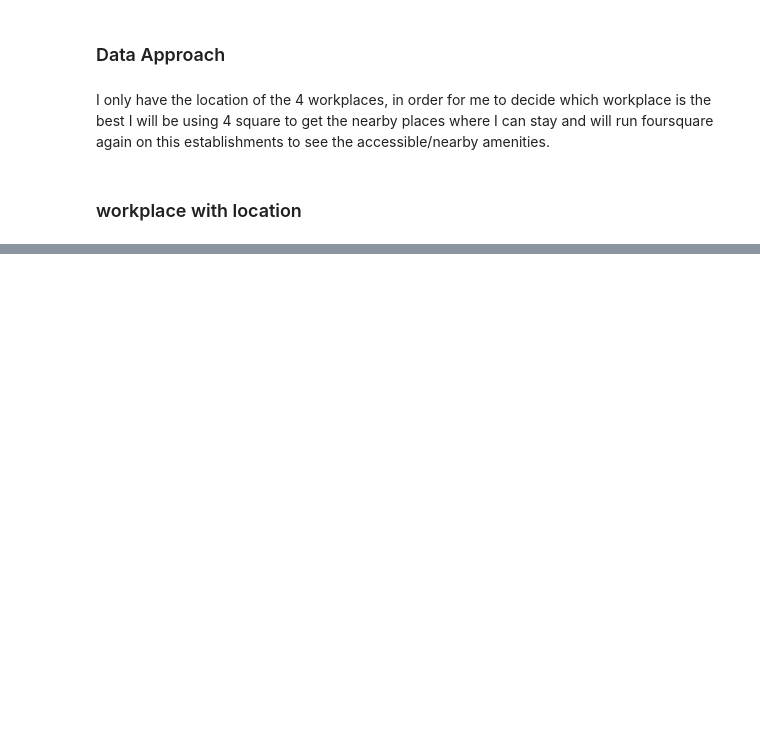
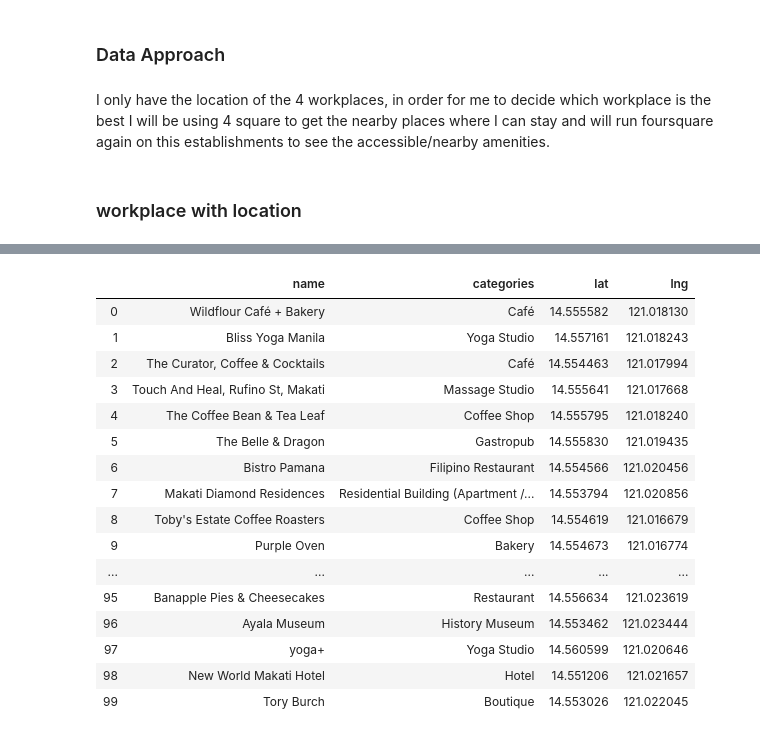
Before and after one commit to harold-batalon/final_output, a Jupyter notebook: Final Output.ipynb, the cells around one changed output, grey strips where cells are left out. Saved outputs shown, nothing was run; the diff lists cells and outputs as text; code cells hidden in the pictures; blank space fills up the shorter version.

```diff
--- a/Final Output.ipynb
+++ b/Final Output.ipynb
@@ -47,0 +258,21 @@ Libraries imported.
+# %%
+nearby_workplace_3 = get_nearby(df.iloc[2,1], df.iloc[2,2], radius = 1000, limit = 200)
+nearby_workplace_3
+# %% [output]
+|  | name | categories | lat | lng |
+| 0 | Wildflour Café + Bakery | Café | 14.555582 | 121.018130 |
+| 1 | Bliss Yoga Manila | Yoga Studio | 14.557161 | 121.018243 |
+| 2 | The Curator, Coffee & Cocktails | Café | 14.554463 | 121.017994 |
+| 3 | Touch And Heal, Rufino St, Makati | Massage Studio | 14.555641 | 121.017668 |
+| 4 | The Coffee Bean & Tea Leaf | Coffee Shop | 14.555795 | 121.018240 |
+| 5 | The Belle & Dragon | Gastropub | 14.555830 | 121.019435 |
+| 6 | Bistro Pamana | Filipino Restaurant | 14.554566 | 121.020456 |
+| 7 | Makati Diamond Residences | Residential Building (Apartment /... | 14.553794 | 121.020856 |
+| 8 | Toby's Estate Coffee Roasters | Coffee Shop | 14.554619 | 121.016679 |
+| 9 | Purple Oven | Bakery | 14.554673 | 121.016774 |
+| ... | ... | ... | ... | ... |
+| 95 | Banapple Pies & Cheesecakes | Restaurant | 14.556634 | 121.023619 |
+| 96 | Ayala Museum | History Museum | 14.553462 | 121.023444 |
+| 97 | yoga+ | Yoga Studio | 14.560599 | 121.020646 |
+| 98 | New World Makati Hotel | Hotel | 14.551206 | 121.021657 |
+| 99 | Tory Burch | Boutique | 14.553026 | 121.022045 |
```
Also changed, not shown: parts of 38 cells of this notebook.
